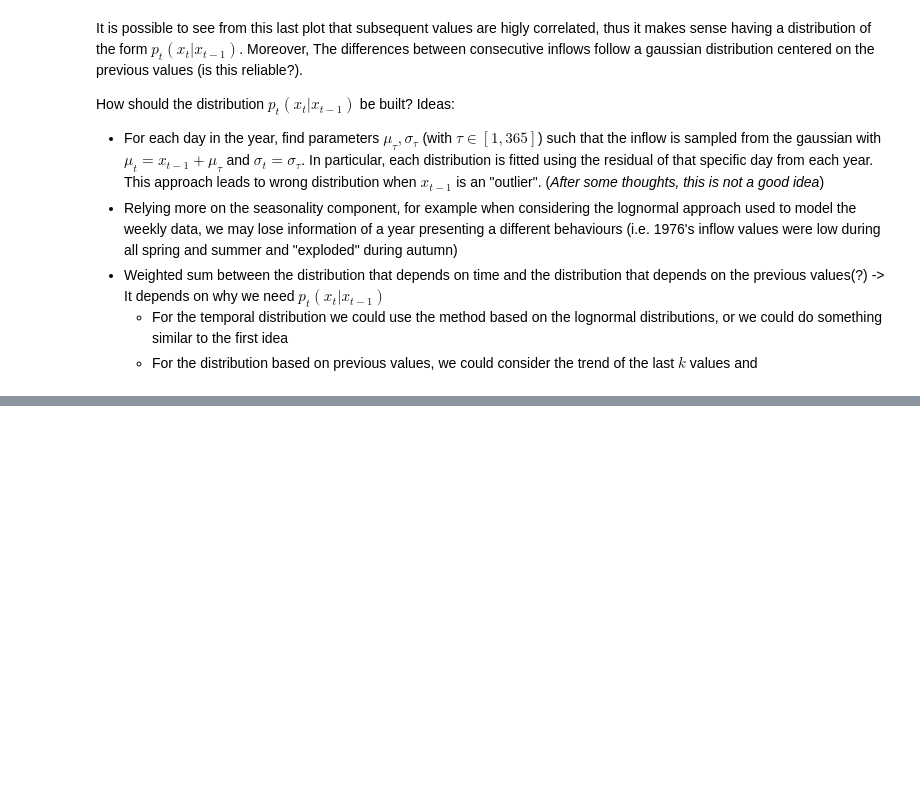
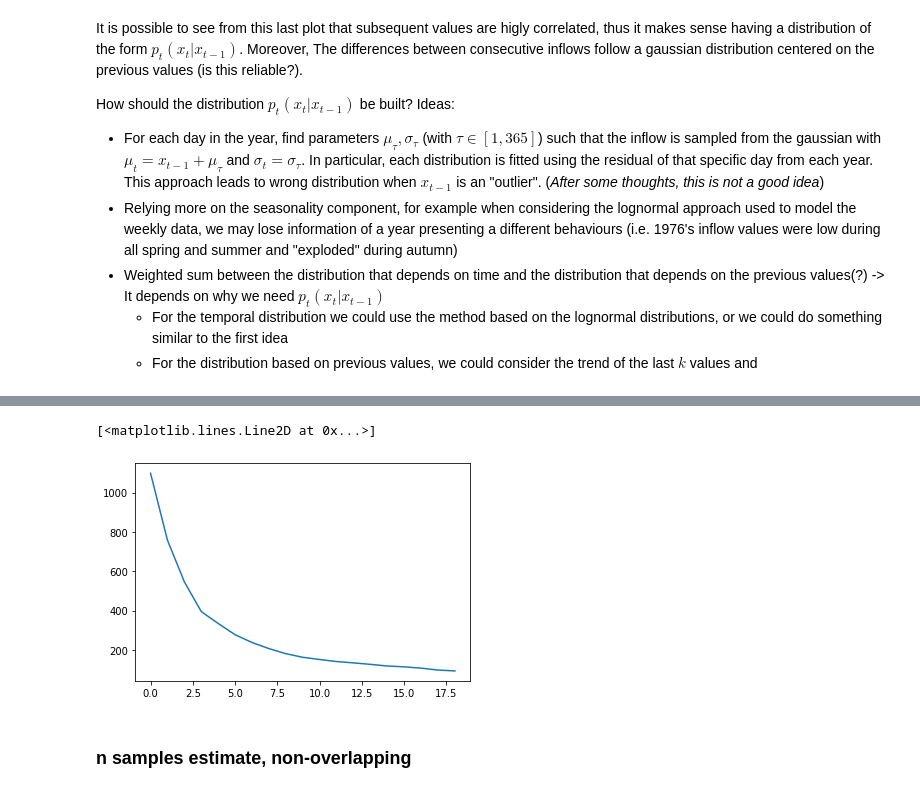
Before and after one commit to francescovidaich964/Como_lake, a Jupyter notebook: Como_lake_daily_data.ipynb, the cells around one changed output, grey strips where cells are left out. Saved outputs shown, nothing was run; the diff lists cells and outputs as text; code cells hidden in the pictures; blank space fills up the shorter version.

```diff
--- a/Como_lake_daily_data.ipynb
+++ b/Como_lake_daily_data.ipynb
@@ -147,0 +185,13 @@ How should the distribution $p_t(x_t|x_{t-1})$ be built? Ideas:
+# %%
+def wasserstein_overlapping(inflow, n_samples):
+    W_n = np.stack([inflow[i:-n_samples+i+1] for i in range(n_samples-1)]+[inflow[n_samples-1:]]).T
+    W_n = [wasserstein_distance(a,b) for a,b in zip(W_n[:-1],W_n[1:])]
+    return W_n
+# %%
+W_over = [np.max(wasserstein_overlapping(inflow, i)) for i in range(1,20)]
+plt.plot(W_n)
+# %% [output]
+[<matplotlib.lines.Line2D at 0x...>]
+[figure, added]
+# %% [markdown]
+### n samples estimate, non-overlapping
```
Also changed, not shown: parts of 9 cells of this notebook.
